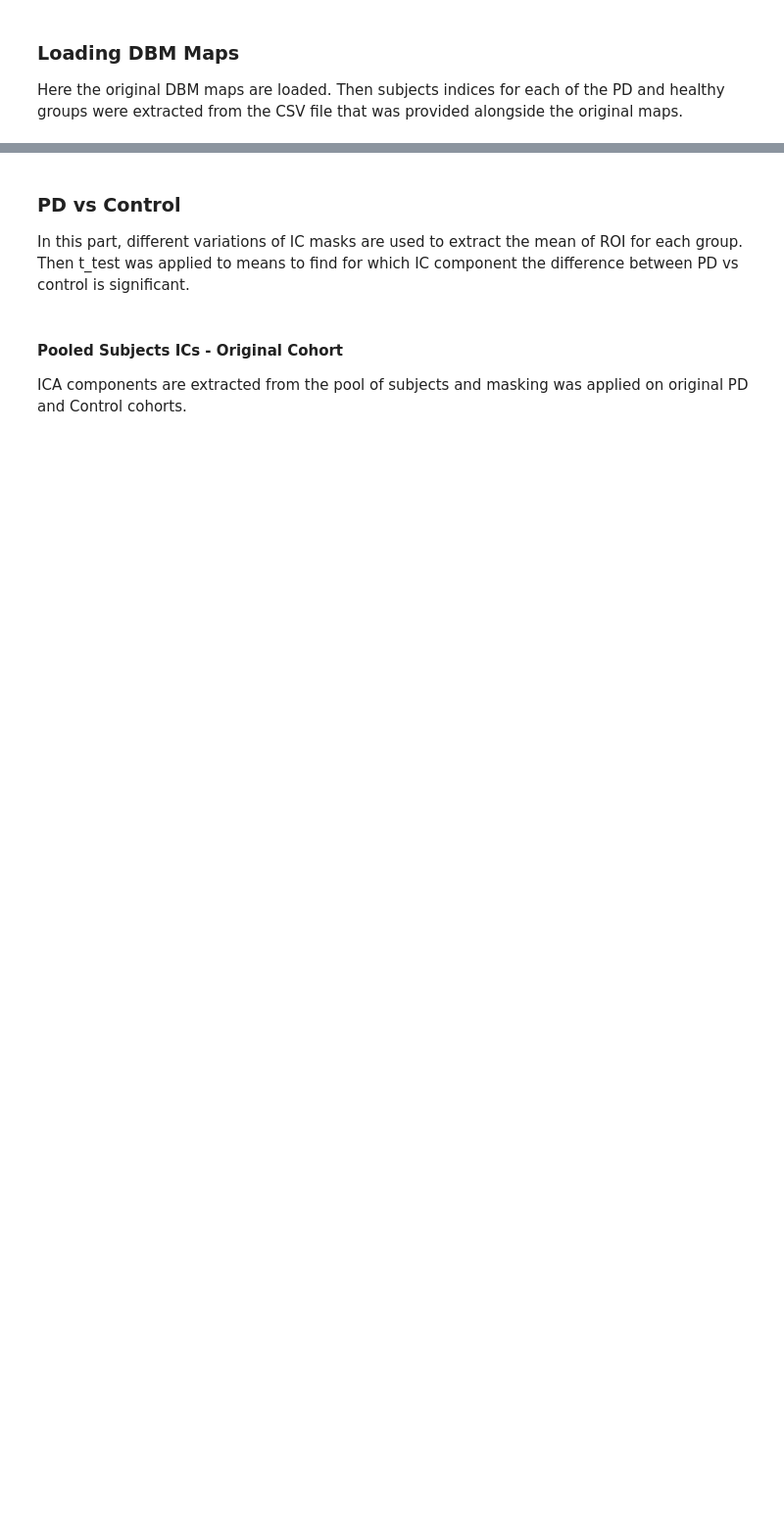
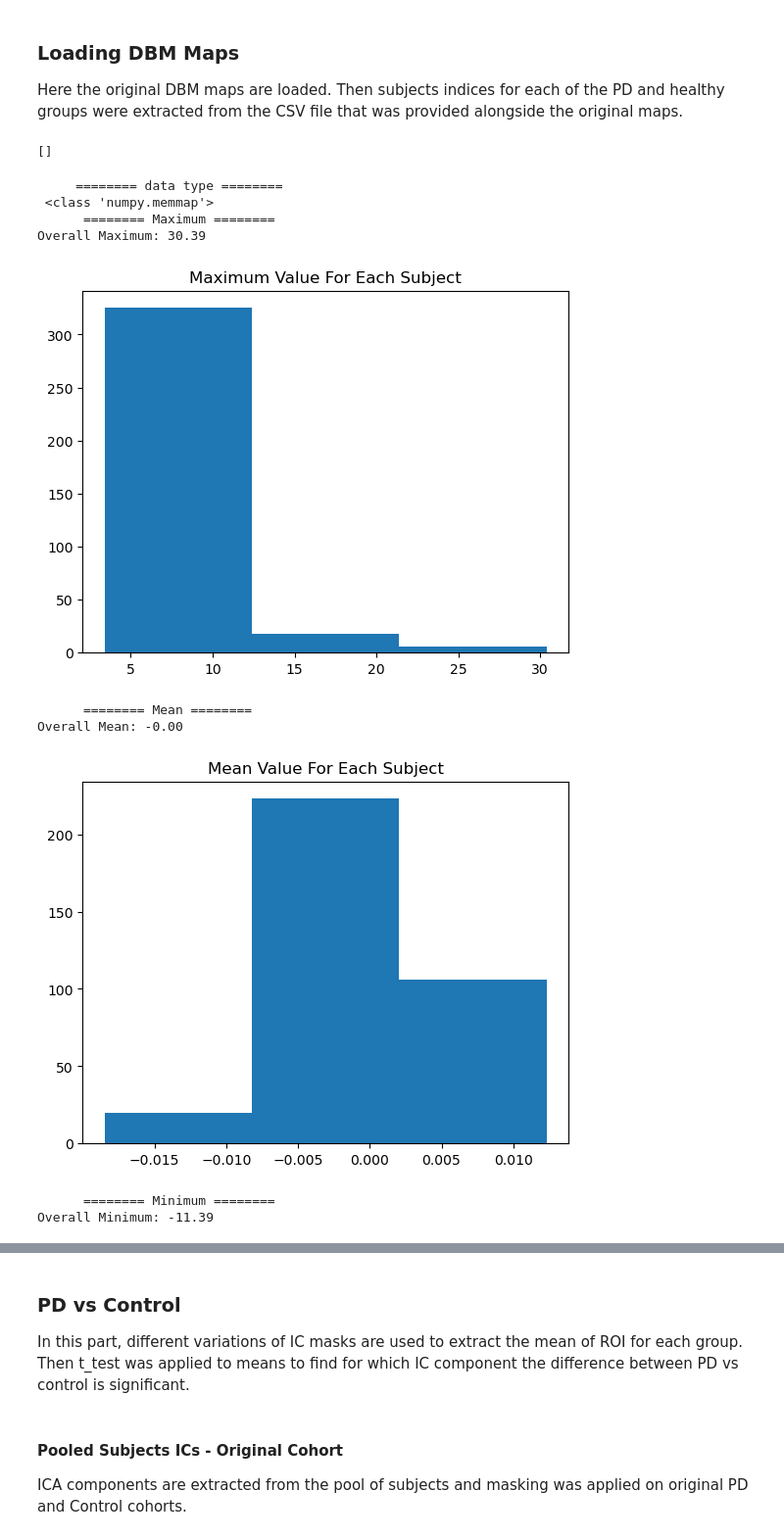
Before and after one commit to mirhnius/ICA_Nilearn_Test, a Jupyter notebook: ICA_test.ipynb, the cells around one changed output, grey strips where cells are left out. Shown: that part at 98% size. Saved outputs shown, nothing was run; the diff lists cells and outputs as text; code cells hidden in the pictures; blank space fills up the shorter version.

Commit message:
Saving masked data and more

```diff
--- a/ICA_test.ipynb
+++ b/ICA_test.ipynb
@@ -15,7 +17,7 @@ from nilearn.image import index_img
 ### Loading DBM Maps
 Here the original DBM maps are loaded. Then subjects indices for each of the PD and healthy groups were extracted from the CSV file that was provided alongside the original maps.
 # %%
-Original_DBMs = load_img("/data/origami/niusha/out/DBM_data.nii")
+Original_DBMs = load_img("/data/origami/niusha/input/DBM_data.nii")
 subject_df = pd.read_csv("/data/origami/niusha/input/subject_IDs.csv")
 
 N = len(subject_df.ID)
@@ -26,3 +28,24 @@ Healthy_subject = subject_df.ID.iloc[Healthy_index]
 
 PD_index = np.where(subject_df.PD == 1)
 PD_subject = subject_df.ID.iloc[PD_index]
+# %%
+indx = outlier_indices(Original_DBMs)
+indx
+# Healthy_index = np.setdiff1d(Healthy_index_prior,indx)
+# PD_index = np.setdiff1d(PD_index_prior,indx)
+# Original_DBMs = index_img(Original_DBMs_prior, Healthy_index.tolist()+PD_index.tolist())
+# %% [output]
+[]
+# %%
+image_report(Original_DBMs)
+# %% [output]
+     ======== data type ========
+ <class 'numpy.memmap'>
+      ======== Maximum ========
+Overall Maximum: 30.39
+[figure, added]
+      ======== Mean ========
+Overall Mean: -0.00
+[figure, added]
+      ======== Minimum ========
+Overall Minimum: -11.39
```
Also changed, not shown: parts of 5 cells of this notebook, 2 other files.
